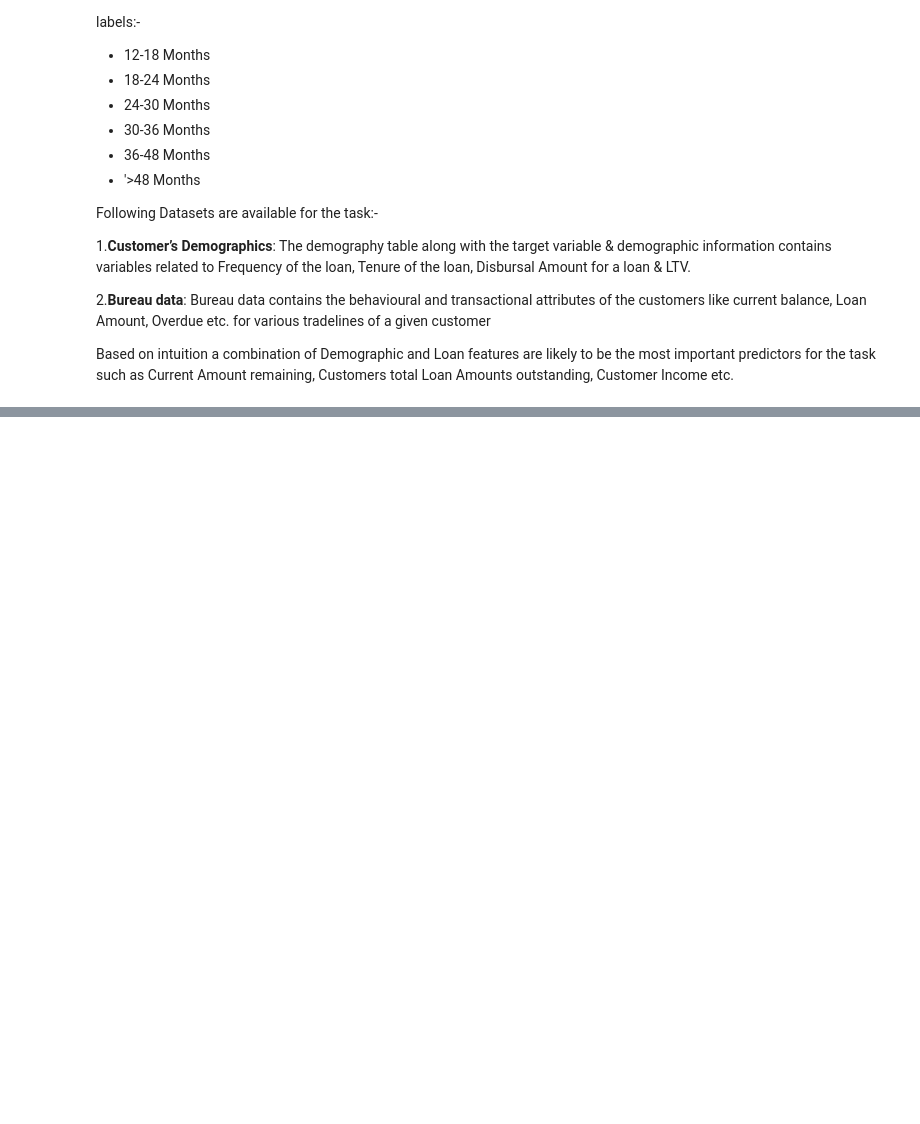
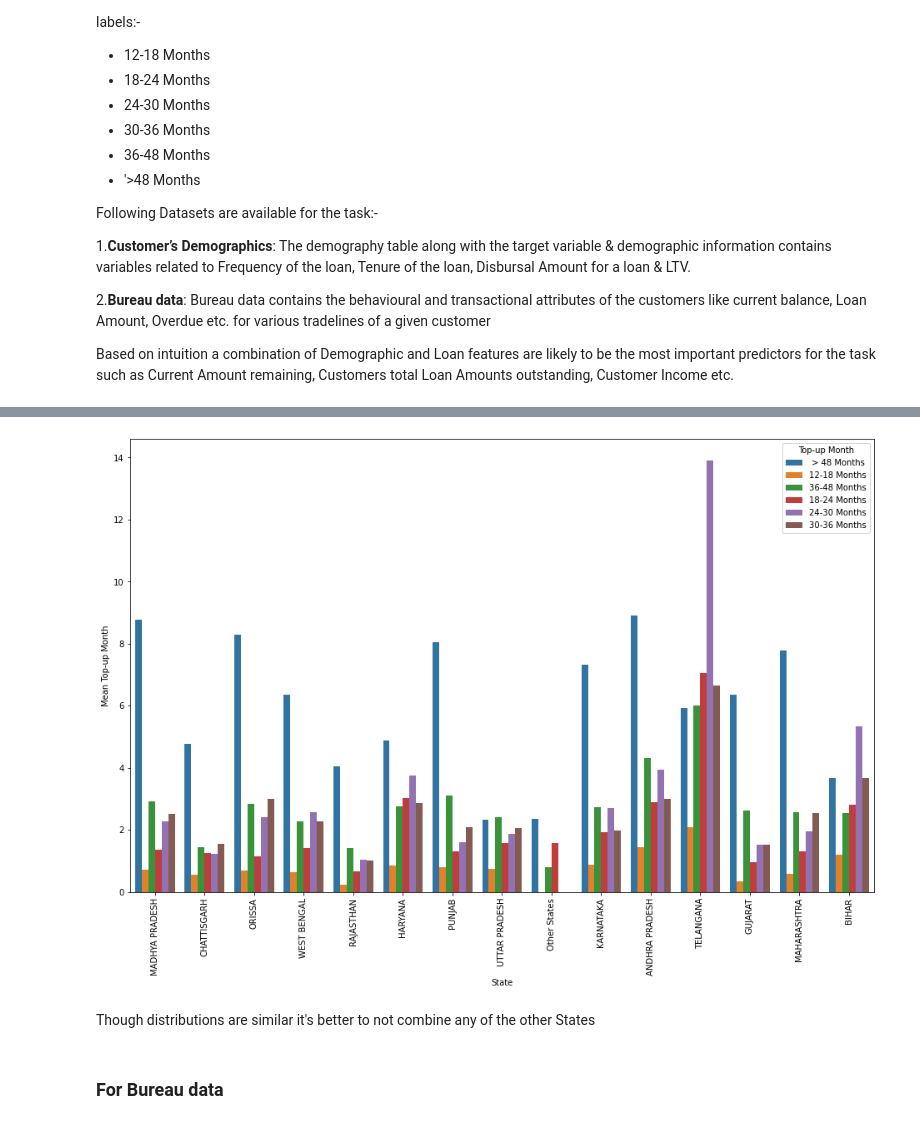
Before and after one commit to soumadiptya/LTFS-Finhack-3, a Jupyter notebook: Code/LTFS FinHack v0.1.ipynb, the cells around one changed output, grey strips where cells are left out. Drawn from its saved outputs; the diff is of its cells as text; code cells hidden in the pictures; blank space fills up the shorter version.

```diff
--- a/Code/LTFS FinHack v0.1.ipynb
+++ b/Code/LTFS FinHack v0.1.ipynb
@@ -22,0 +246,10 @@ Based on intuition a combination of Demographic and Loan features are likely to
+# %%
+# Drop AuthDate as its basically a proxy for Disbursal date
+train_data.drop(columns=['AuthDate'], inplace=True)
+test_data.drop(columns=['AuthDate'], inplace=True)
+# %%
+# Fill NA's in Age and Sex
+train_data['SEX'].fillna('M', inplace=True)
+train_data['AGE'].fillna(train_data['AGE'].mean(), inplace=True)
+test_data['SEX'].fillna('M', inplace=True)
+test_data['AGE'].fillna(train_data['AGE'].mean(), inplace=True)
@@ -22,0 +278,26 @@ Based on intuition a combination of Demographic and Loan features are likely to
+# %%
+# Combine all the states having  <100 observations into an Other category
+def combine_states(state):
+    state = re.sub('HIMACHAL PRADESH|JHARKHAND|UTTARAKHAND|ASSAM|DELHI|CHANDIGARH|TAMIL NADU|DADRA AND NAGAR HAVELI',
+                          'Other States', state)
+    return state
+train_data['State'] = train_data['State'].map(combine_states)
+test_data['State'] = test_data['State'].map(combine_states)
+# %%
+# Let's observe distribution of the classes between remaining States
+train_data_State = train_data.loc[:, ['State', 'Top-up Month']]
+train_data_State['Count Top-up Month'] = train_data_State.groupby(['State','Top-up Month'])['Top-up Month'].transform('count')
+train_data_State['Count State'] = train_data_State.groupby(['State'])['State'].transform('count')
+train_data_State['Mean Top-up Month'] = train_data_State['Count Top-up Month'] / train_data_State['Count State'] * 100
+# Drop the major category to be able to see the plot better
+train_data_State = train_data_State[train_data_State['Top-up Month'] != "No Top-up Service"]
+plt.figure(figsize=(16,10))
+sns.barplot(x='State', y='Mean Top-up Month',hue='Top-up Month',palette="tab10", data=train_data_State)
+plt.xticks(rotation=90)
+plt.show()
+# %% [output]
+[figure, added]
+# %% [markdown]
+Though distributions are similar it's better to not combine any of the other States
+# %% [markdown]
+### For Bureau data
```
Also changed, not shown: parts of 97 cells of this notebook, 1 other file.
